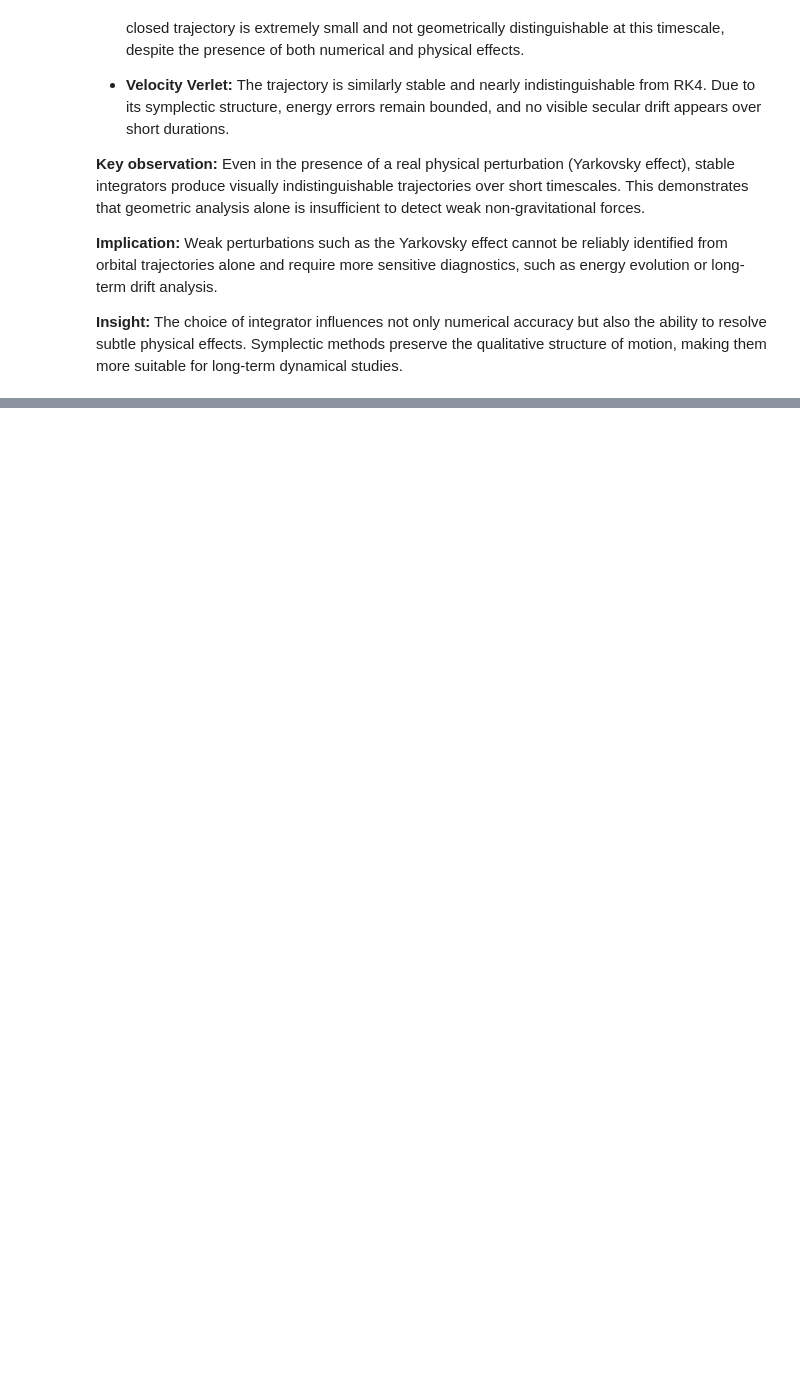
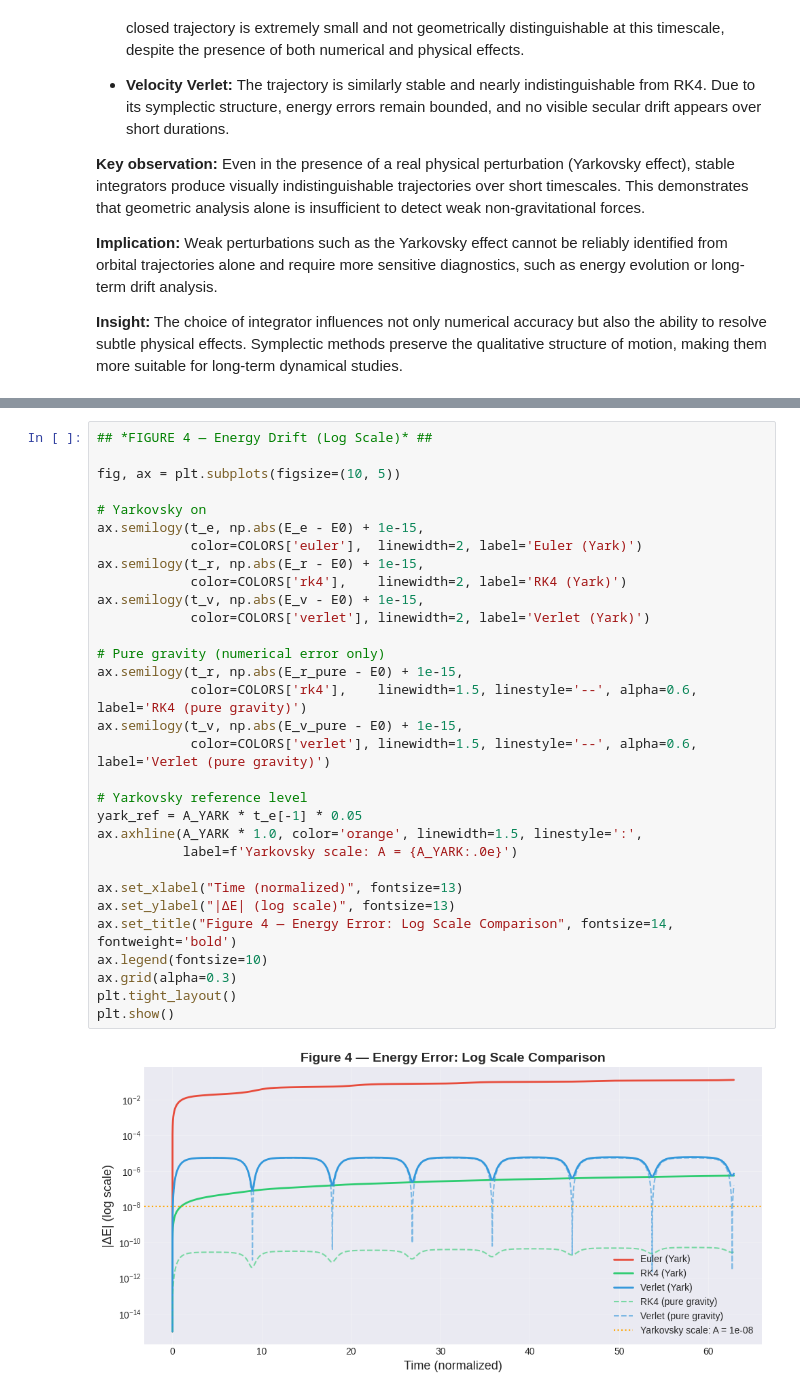
Before and after one commit to swayambel/Yarkovsky-induced-integrator-analysis, a Jupyter notebook: yarkovsky_stability_analysis.ipynb, the cells around one changed output, grey strips where cells are left out. Drawn from its saved outputs; the diff is of its cells as text; blank space fills up the shorter version.

```diff
--- a/yarkovsky_stability_analysis.ipynb
+++ b/yarkovsky_stability_analysis.ipynb
@@ -439,0 +509,33 @@ for (x, y, col, label, ax) in data_labels:
+# %%
+## *FIGURE 4 — Energy Drift (Log Scale)* ##
+
+fig, ax = plt.subplots(figsize=(10, 5))
+
+# Yarkovsky on
+ax.semilogy(t_e, np.abs(E_e - E0) + 1e-15,
+            color=COLORS['euler'],  linewidth=2, label='Euler (Yark)')
+ax.semilogy(t_r, np.abs(E_r - E0) + 1e-15,
+            color=COLORS['rk4'],    linewidth=2, label='RK4 (Yark)')
+ax.semilogy(t_v, np.abs(E_v - E0) + 1e-15,
+            color=COLORS['verlet'], linewidth=2, label='Verlet (Yark)')
+
+# Pure gravity (numerical error only)
+ax.semilogy(t_r, np.abs(E_r_pure - E0) + 1e-15,
+            color=COLORS['rk4'],    linewidth=1.5, linestyle='--', alpha=0.6, label='RK4 (pure gravity)')
+ax.semilogy(t_v, np.abs(E_v_pure - E0) + 1e-15,
+            color=COLORS['verlet'], linewidth=1.5, linestyle='--', alpha=0.6, label='Verlet (pure gravity)')
+
+# Yarkovsky reference level
+yark_ref = A_YARK * t_e[-1] * 0.05
+ax.axhline(A_YARK * 1.0, color='orange', linewidth=1.5, linestyle=':',
+           label=f'Yarkovsky scale: A = {A_YARK:.0e}')
+
+ax.set_xlabel("Time (normalized)", fontsize=13)
+ax.set_ylabel("|ΔE| (log scale)", fontsize=13)
+ax.set_title("Figure 4 — Energy Error: Log Scale Comparison", fontsize=14, fontweight='bold')
+ax.legend(fontsize=10)
+ax.grid(alpha=0.3)
+plt.tight_layout()
+plt.show()
+# %% [output]
+[figure, added]
```
Also changed, not shown: parts of 22 cells of this notebook.
